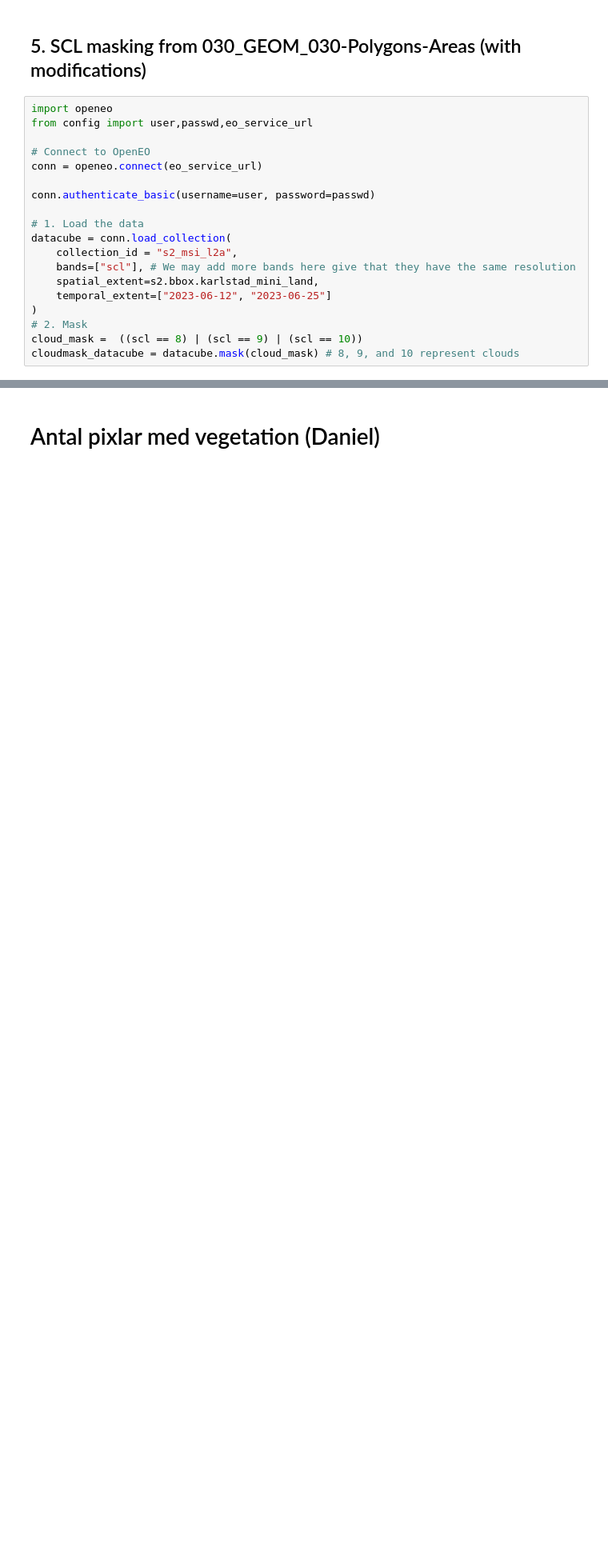
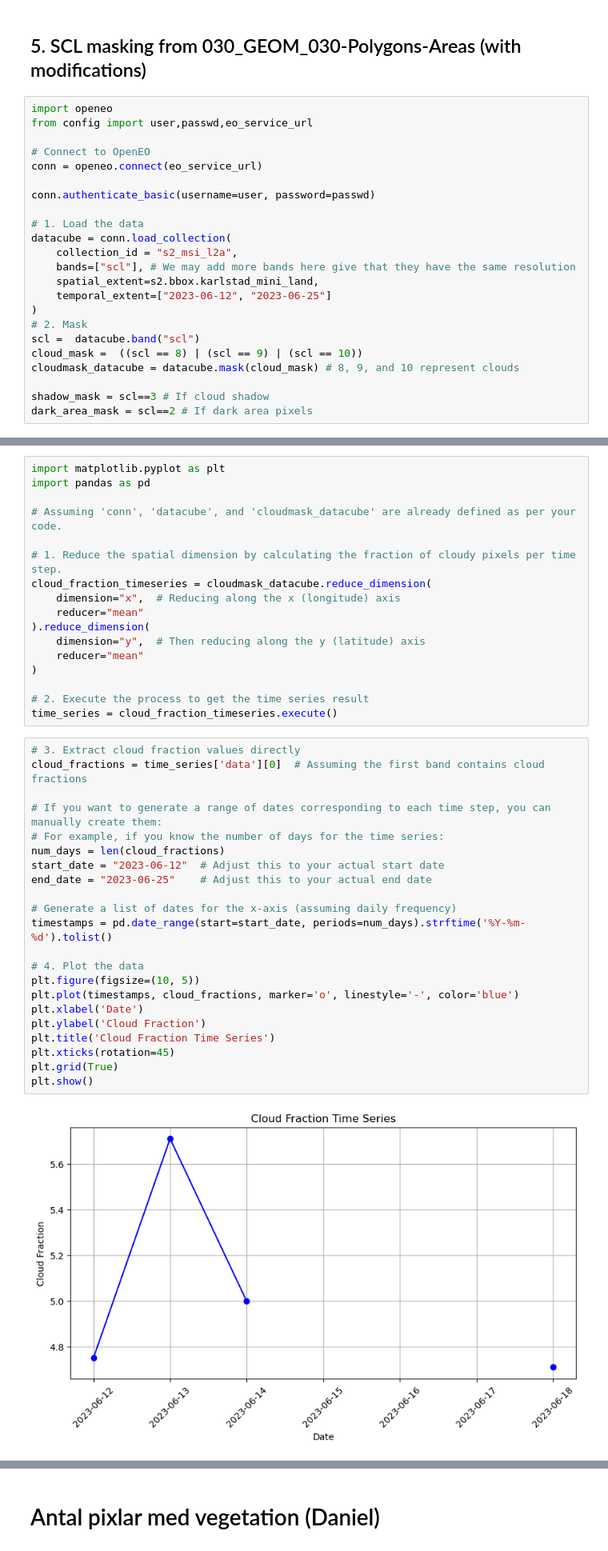
Before and after one commit to DigitalEarthSweden/digital-earth-sweden-community, a Jupyter notebook: tutorials/workshop_W2443/workshop_W2443_nuria.ipynb, the cells around one changed output, grey strips where cells are left out. Shown at 80% size. Cells and saved outputs as stored; diff of their text form; blank space fills up the shorter version.

```diff
--- a/tutorials/workshop_W2443/workshop_W2443_nuria.ipynb
+++ b/tutorials/workshop_W2443/workshop_W2443_nuria.ipynb
@@ -270,5 +270,9 @@ datacube = conn.load_collection(
     temporal_extent=["2023-06-12", "2023-06-25"]
 )
 # 2. Mask
+scl =  datacube.band("scl")
 cloud_mask =  ((scl == 8) | (scl == 9) | (scl == 10))
 cloudmask_datacube = datacube.mask(cloud_mask) # 8, 9, and 10 represent clouds
+
+shadow_mask = scl==3 # If cloud shadow
+dark_area_mask = scl==2 # If dark area pixels
@@ -288,0 +281,41 @@ mask
+# %%
+import matplotlib.pyplot as plt
+import pandas as pd
+
+# Assuming 'conn', 'datacube', and 'cloudmask_datacube' are already defined as per your code.
+
+# 1. Reduce the spatial dimension by calculating the fraction of cloudy pixels per time step.
+cloud_fraction_timeseries = cloudmask_datacube.reduce_dimension(
+    dimension="x",  # Reducing along the x (longitude) axis
+    reducer="mean"
+).reduce_dimension(
+    dimension="y",  # Then reducing along the y (latitude) axis
+    reducer="mean"
+)
+
+# 2. Execute the process to get the time series result
+time_series = cloud_fraction_timeseries.execute()
+# %%
+# 3. Extract cloud fraction values directly
+cloud_fractions = time_series['data'][0]  # Assuming the first band contains cloud fractions
+
+# If you want to generate a range of dates corresponding to each time step, you can manually create them:
+# For example, if you know the number of days for the time series:
+num_days = len(cloud_fractions)
+start_date = "2023-06-12"  # Adjust this to your actual start date
+end_date = "2023-06-25"    # Adjust this to your actual end date
+
+# Generate a list of dates for the x-axis (assuming daily frequency)
+timestamps = pd.date_range(start=start_date, periods=num_days).strftime('%Y-%m-%d').tolist()
+
+# 4. Plot the data
+plt.figure(figsize=(10, 5))
+plt.plot(timestamps, cloud_fractions, marker='o', linestyle='-', color='blue')
+plt.xlabel('Date')
+plt.ylabel('Cloud Fraction')
+plt.title('Cloud Fraction Time Series')
+plt.xticks(rotation=45)
+plt.grid(True)
+plt.show()
+# %% [output]
+[figure, added]
```
Also changed, not shown: parts of 10 cells of this notebook.
